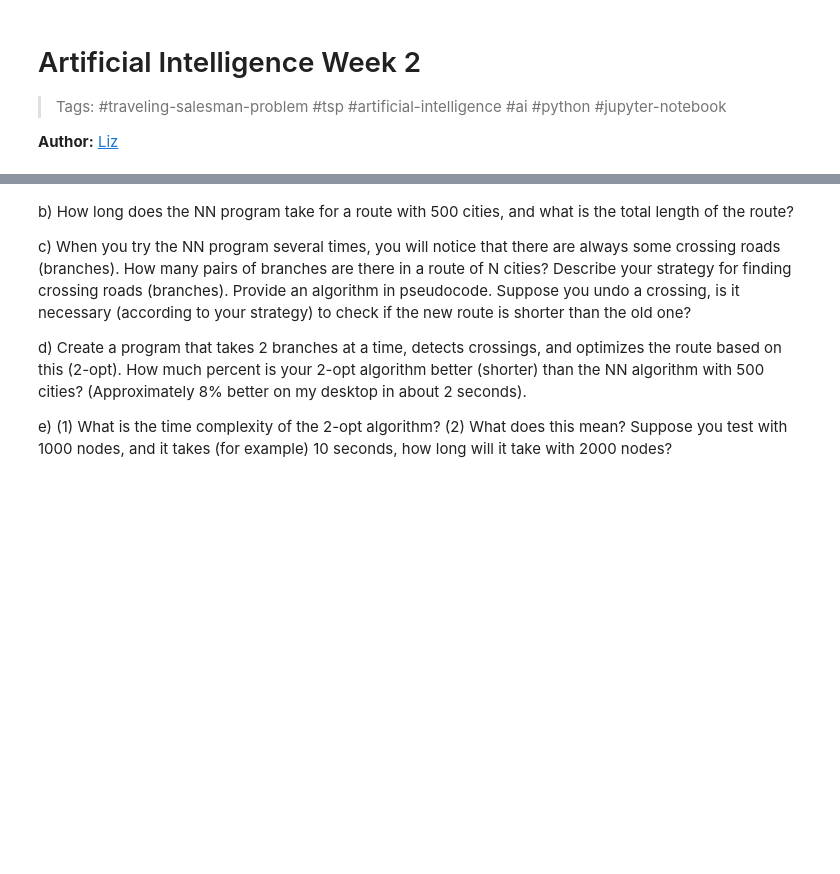
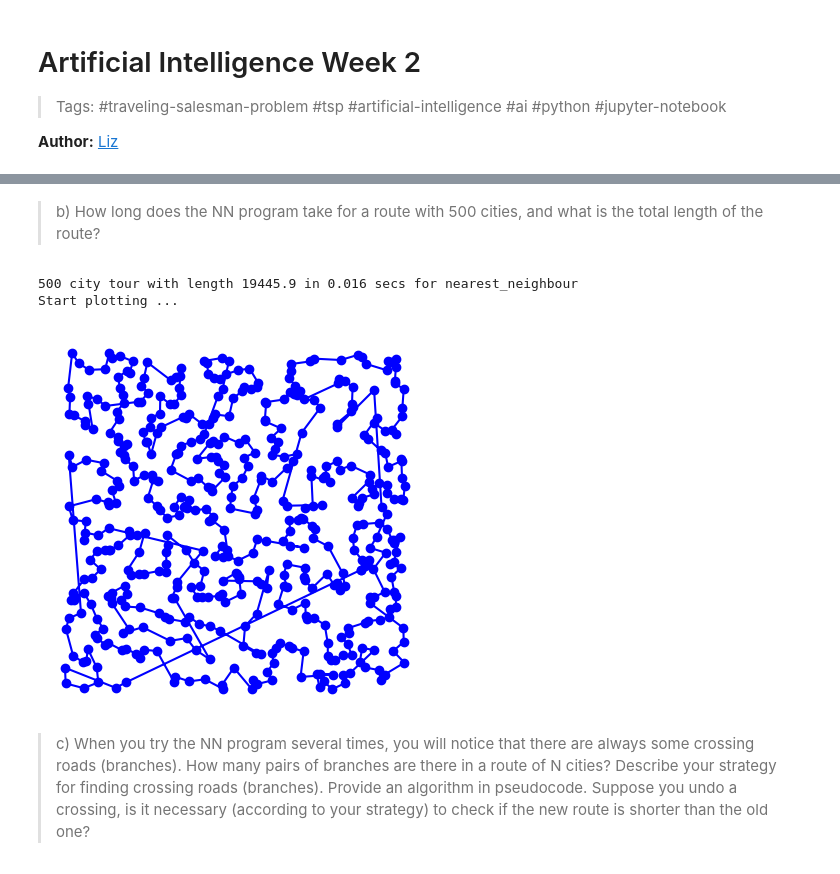
Before and after one commit to liz-cpu/ITVB23KMO4, a Jupyter notebook: week 2/tsp_start.ipynb, the cells around one changed output, grey strips where cells are left out. Saved outputs shown, nothing was run; the diff lists cells and outputs as text; code cells hidden in the pictures; blank space fills up the shorter version.

```diff
--- a/week 2/tsp_start.ipynb
+++ b/week 2/tsp_start.ipynb
@@ -94,5 +94,5 @@ Expand this program with a Nearest Neighbor (NN) algorithm so that a route is ca
 # %%
-def nearest_neighbour(cities):
+def nearest_neighbour(cities: frozenset) -> list:
     """
     Using the nearest neighbour algorithm, find a tour starting from the first
     city and going to the nearest neighbour, etc.
@@ -116,12 +116,13 @@ Start plotting ...
 10 city tour with length 4164.1 in 0.000 secs for nearest_neighbour
 Start plotting ...
 [figure]
+# %% [markdown]
+> b) How long does the NN program take for a route with 500 cities, and what is the total length of the route?
+# %%
+plot_tsp(nearest_neighbour, make_cities(500))
+# %% [output]
+500 city tour with length 19445.9 in 0.016 secs for nearest_neighbour
+Start plotting ...
+[figure, added]
 # %% [markdown]
-b) How long does the NN program take for a route with 500 cities, and what is the total length of the route?
-
-c) When you try the NN program several times, you will notice that there are always some crossing roads (branches). How many pairs of branches are there in a route of N cities? Describe your strategy for finding crossing roads (branches). Provide an algorithm in pseudocode. Suppose you undo a crossing, is it necessary (according to your strategy) to check if the new route is shorter than the old one?
-
-d) Create a program that takes 2 branches at a time, detects crossings, and optimizes the route based on this (2-opt). How much percent is your 2-opt algorithm better (shorter) than the NN algorithm with 500 cities? (Approximately 8% better on my desktop in about 2 seconds).
-
-e) (1) What is the time complexity of the 2-opt algorithm?
-(2) What does this mean? Suppose you test with 1000 nodes, and it takes (for example) 10 seconds, how long will it take with 2000 nodes?
+> c) When you try the NN program several times, you will notice that there are always some crossing roads (branches). How many pairs of branches are there in a route of N cities? Describe your strategy for finding crossing roads (branches). Provide an algorithm in pseudocode. Suppose you undo a crossing, is it necessary (according to your strategy) to check if the new route is shorter than the old one?
```
Also changed, not shown: parts of 6 cells of this notebook.
